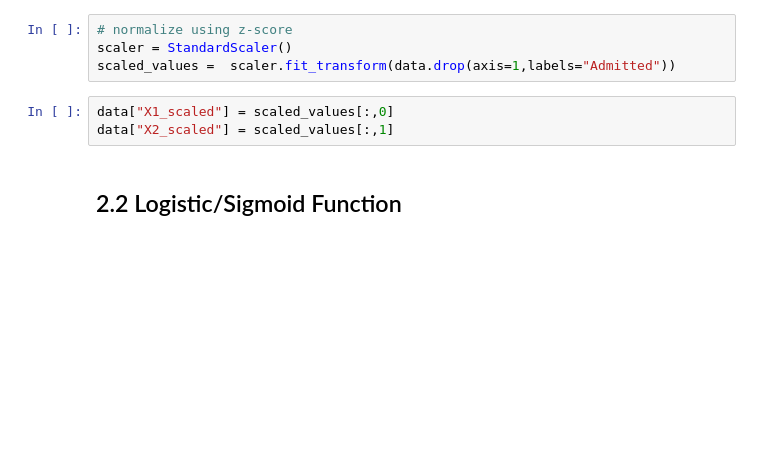
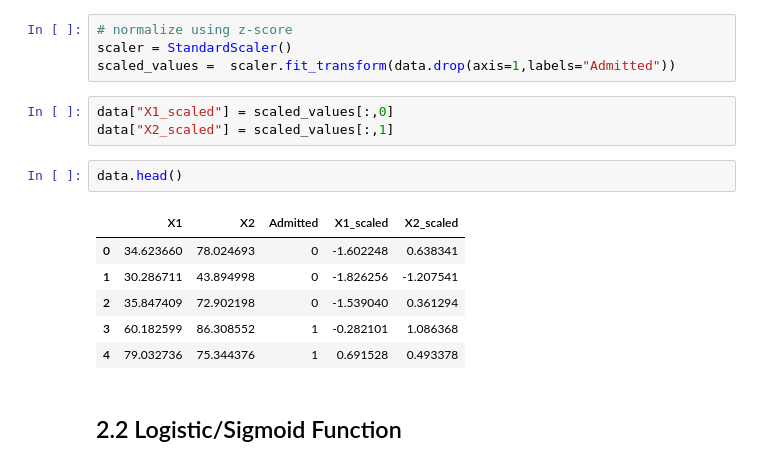
Before and after one commit to ivanovitchm/IMD1101_Machine_Learning, a Jupyter notebook: Lesson13/Lesson_13_Some_experimentation.ipynb, the cells around one changed output. Drawn from its saved outputs; the diff is of its cells as text; blank space fills up the shorter version.

```diff
--- a/Lesson13/Lesson_13_Some_experimentation.ipynb
+++ b/Lesson13/Lesson_13_Some_experimentation.ipynb
@@ -102,6 +102,15 @@ scaled_values =  scaler.fit_transform(data.drop(axis=1,labels="Admitted"))
 # %%
 data["X1_scaled"] = scaled_values[:,0]
 data["X2_scaled"] = scaled_values[:,1]
+# %%
+data.head()
+# %% [output]
+|  | X1 | X2 | Admitted | X1_scaled | X2_scaled |
+| 0 | 34.623660 | 78.024693 | 0 | -1.602248 | 0.638341 |
+| 1 | 30.286711 | 43.894998 | 0 | -1.826256 | -1.207541 |
+| 2 | 35.847409 | 72.902198 | 0 | -1.539040 | 0.361294 |
+| 3 | 60.182599 | 86.308552 | 1 | -0.282101 | 1.086368 |
+| 4 | 79.032736 | 75.344376 | 1 | 0.691528 | 0.493378 |
 # %% [markdown]
 ## 2.2 Logistic/Sigmoid Function
 # %% [markdown]
```
Also changed, not shown: parts of 7 cells of this notebook, 1 other file.
